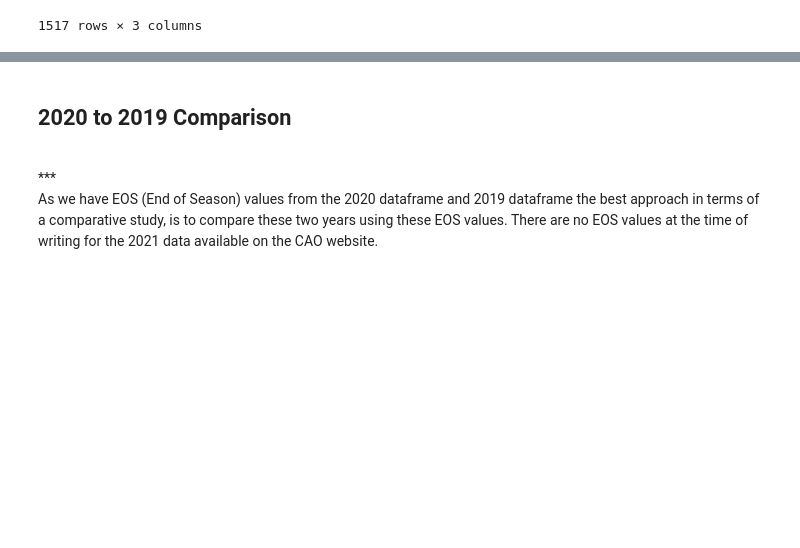
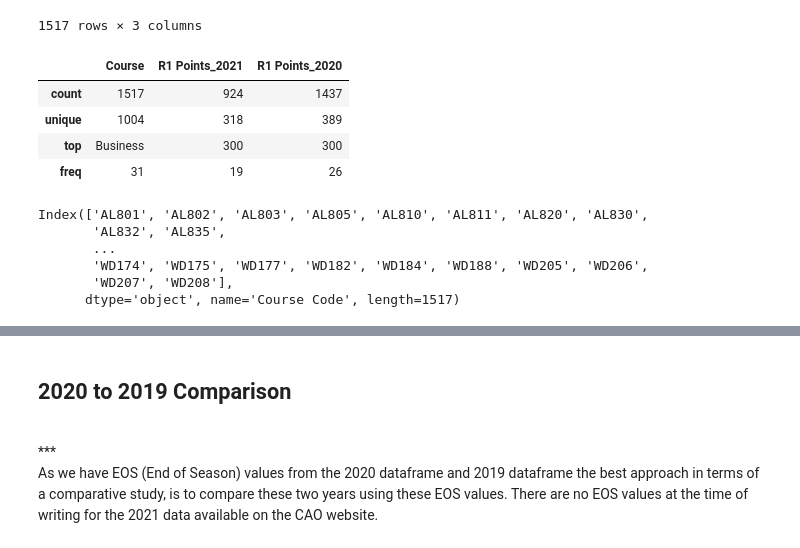
Before and after one commit to G00398275/FODA2021, a Jupyter notebook: cao.ipynb, the cells around one changed output, grey strips where cells are left out. Drawn from its saved outputs; the diff is of its cells as text; code cells hidden in the pictures; blank space fills up the shorter version.

```diff
--- a/cao.ipynb
+++ b/cao.ipynb
@@ -585,3 +585,20 @@ allcourses
 | WD207 | Mechanical Engineering | NaN | 198 |
 | WD208 | Manufacturing Engineering | NaN | 188 |
 1517 rows × 3 columns
+# %%
+allcourses.describe()
+# %% [output]
+|  | Course | R1 Points_2021 | R1 Points_2020 |
+| count | 1517 | 924 | 1437 |
+| unique | 1004 | 318 | 389 |
+| top | Business | 300 | 300 |
+| freq | 31 | 19 | 26 |
+# %%
+allcourses.index
+# %% [output]
+Index(['AL801', 'AL802', 'AL803', 'AL805', 'AL810', 'AL811', 'AL820', 'AL830',
+       'AL832', 'AL835',
+       ...
+       'WD174', 'WD175', 'WD177', 'WD182', 'WD184', 'WD188', 'WD205', 'WD206',
+       'WD207', 'WD208'],
+      dtype='object', name='Course Code', length=1517)
```
Also changed, not shown: parts of 23 cells of this notebook, 10 other files.
